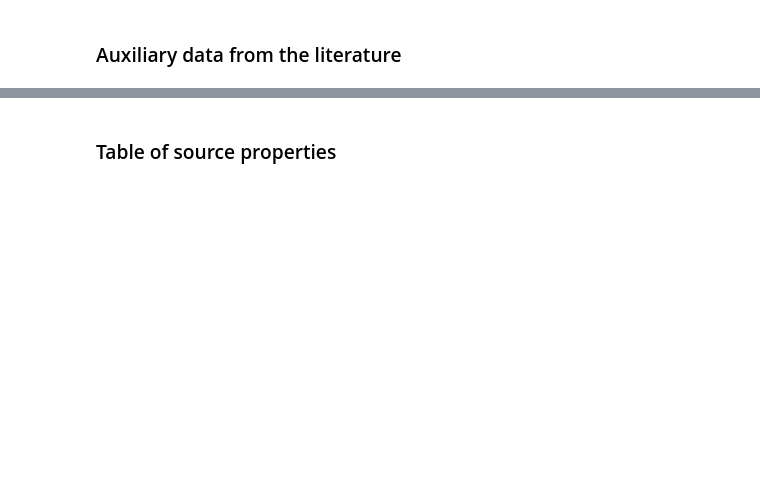
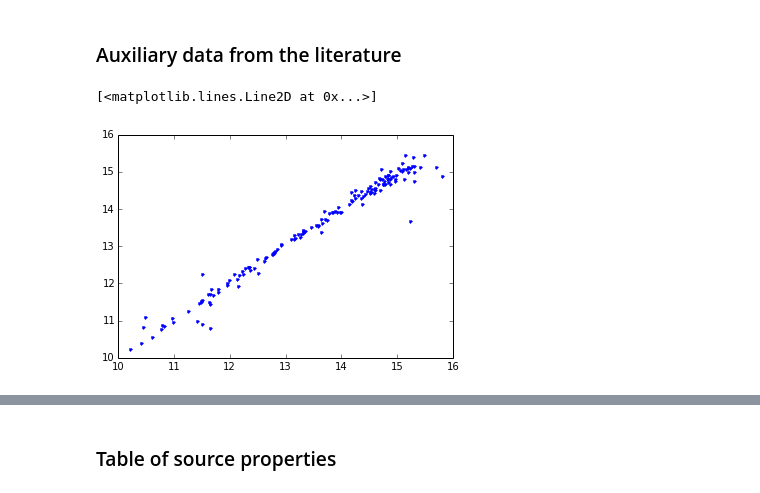
Before and after one commit to YSOVAR/Analysis, a Jupyter notebook: L1688_analysis.ipynb, the cells around one changed output, grey strips where cells are left out. Drawn from its saved outputs; the diff is of its cells as text; code cells hidden in the pictures; blank space fills up the shorter version.

```diff
--- a/L1688_analysis.ipynb
+++ b/L1688_analysis.ipynb
@@ -1765,2 +1770,7 @@ Sources are extracted down to a very low significance. In total, there are 315 d
 # %% [markdown]
 ### Auxiliary data from the literature
+# %%
+plt.plot(cat['UKIDSS_Kmag'], cat['Kmag'],'b.')
+# %% [output]
+[<matplotlib.lines.Line2D at 0x...>]
+[figure, added]
```
Also changed, not shown: parts of 66 cells of this notebook.
